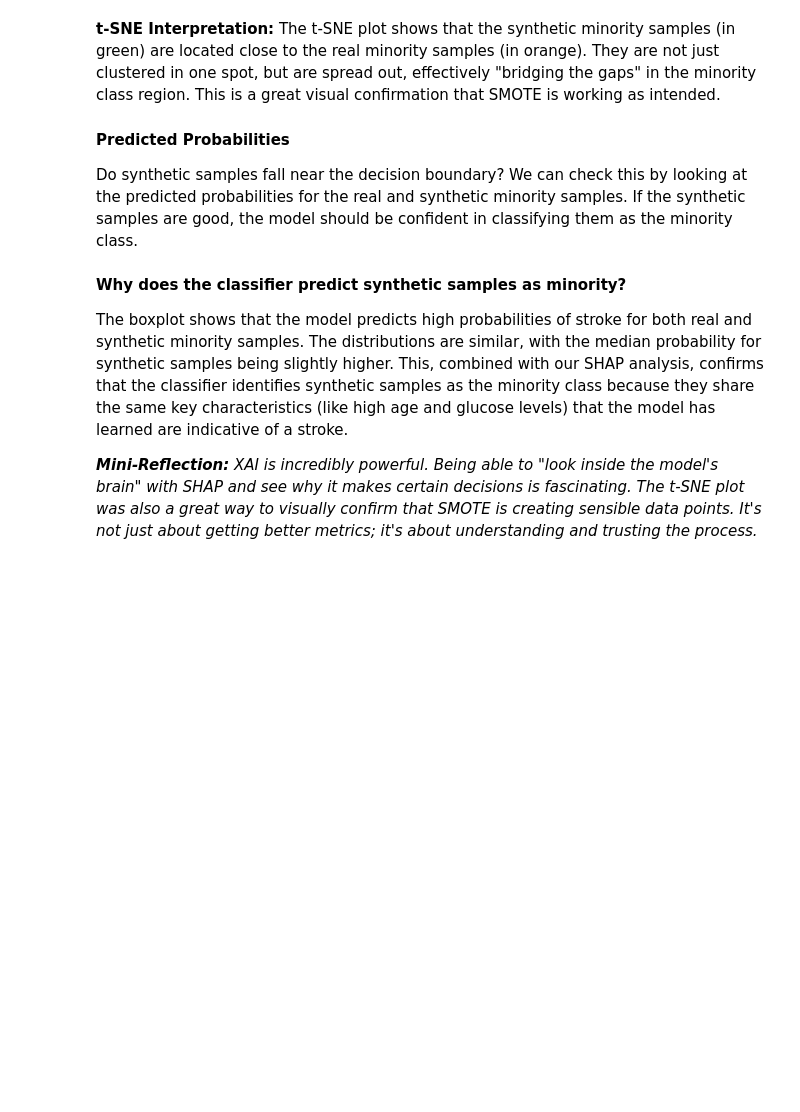
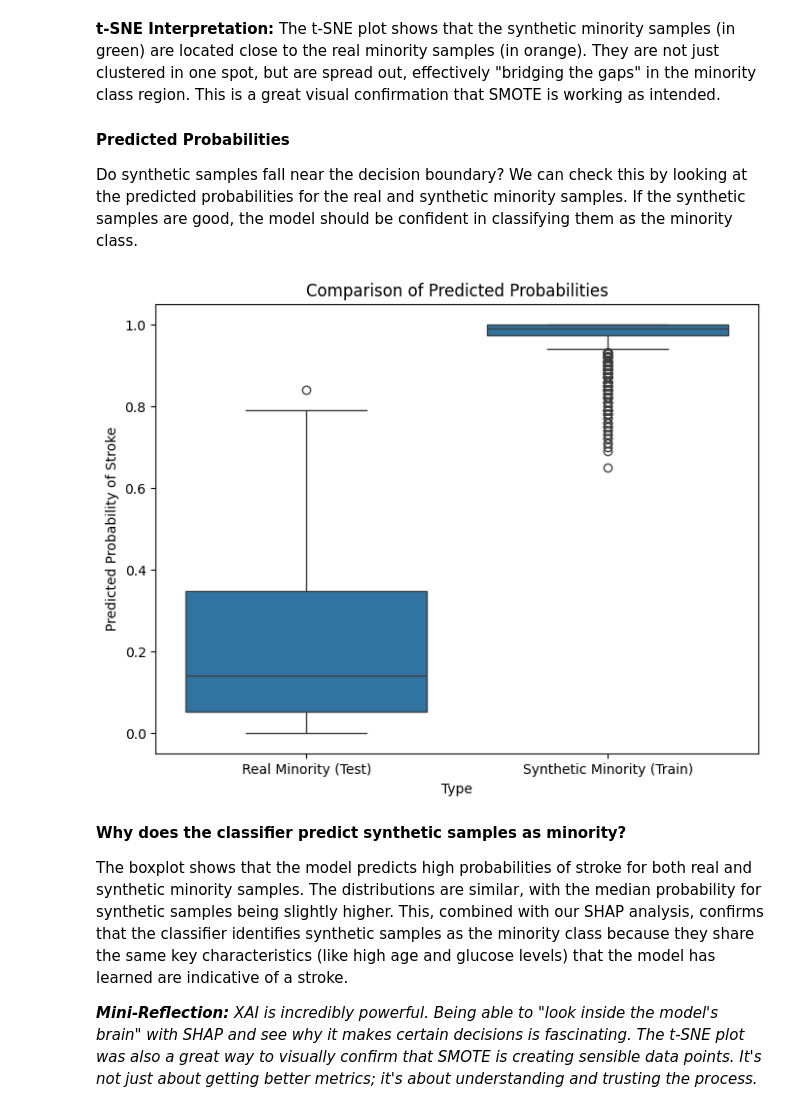
Before and after one commit to comet-web/mlcp-xai, a Jupyter notebook: Handling_Class_Imbalance_XAI.ipynb, the cells around one changed output. Cells and saved outputs as stored; diff of their text form; code cells hidden in the pictures; blank space fills up the shorter version.

```diff
--- a/Handling_Class_Imbalance_XAI.ipynb
+++ b/Handling_Class_Imbalance_XAI.ipynb
@@ -760,21 +846,29 @@ Do synthetic samples fall near the decision boundary? We can check this by looki
 # %%
 # Get predicted probabilities for real and synthetic minority samples
 # Real minority samples from the test set
 real_minority_test_mask = y_test == 1
 X_test_minority_real = X_test_preprocessed[real_minority_test_mask]
 probs_real_minority = rand_forest_smote.predict_proba(X_test_minority_real)[:, 1]
 
 # Synthetic minority samples from the training set
 probs_synthetic_minority = rand_forest_smote.predict_proba(X_train_minority_synth)[:, 1]
 
+# Combine probabilities into a single DataFrame for easier plotting with seaborn
+combined_probs_df = pd.DataFrame({
+    'Probability': np.concatenate([probs_real_minority, probs_synthetic_minority]),
+    'Type': ['Real Minority (Test)'] * len(probs_real_minority) + \
+            ['Synthetic Minority (Train)'] * len(probs_synthetic_minority)
+})
+
 # Create a boxplot to compare the probabilities
 plt.figure(figsize=(8, 6))
-sns.boxplot(data=[pd.Series(probs_real_minority), pd.Series(probs_synthetic_minority)], showmeans=True)
-plt.xticks([0, 1], ['Real Minority (Test)', 'Synthetic Minority (Train)'])
+sns.boxplot(x='Type', y='Probability', data=combined_probs_df)
 plt.ylabel('Predicted Probability of Stroke')
 plt.title('Comparison of Predicted Probabilities')
 plt.savefig('figures/predicted_probabilities.png')
 plt.show()
+# %% [output]
+[figure, added]
 # %% [markdown]
 **Why does the classifier predict synthetic samples as minority?**
 
```
Also changed, not shown: parts of 10 cells of this notebook, 16 other files.
